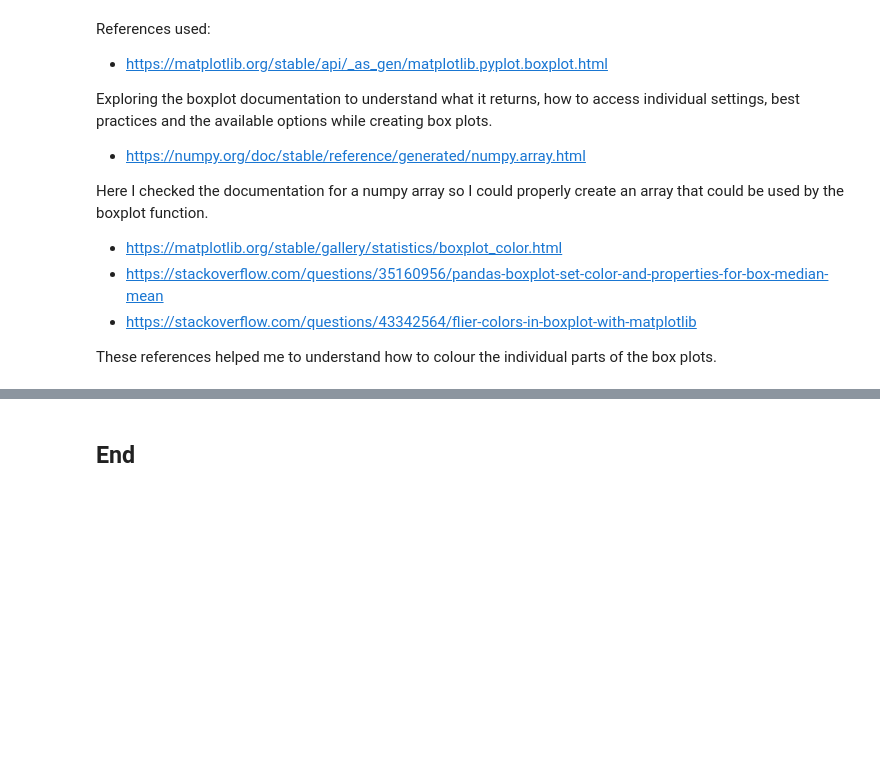
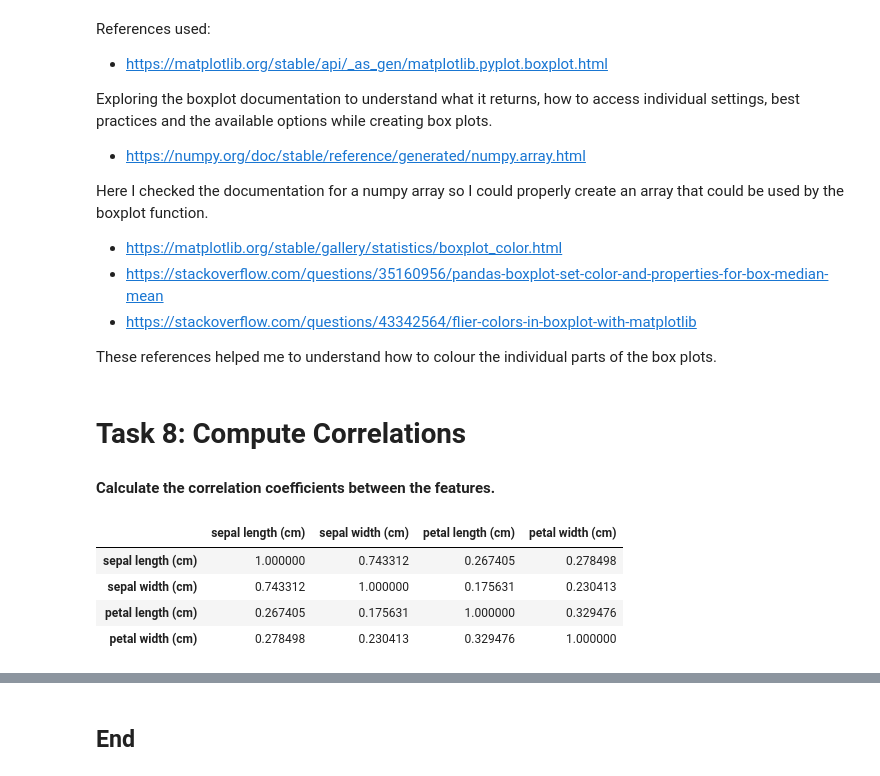
Before and after one commit to CeamanCollins/principles_of_data_analytics_assessment, a Jupyter notebook: tasks.ipynb, the cells around one changed output, grey strips where cells are left out. Drawn from its saved outputs; the diff is of its cells as text; code cells hidden in the pictures; blank space fills up the shorter version.

Commit message:
attempted task 8

```diff
--- a/tasks.ipynb
+++ b/tasks.ipynb
@@ -436,3 +438,17 @@ Here I checked the documentation for a numpy array so I could properly create an
 - https://stackoverflow.com/questions/43342564/flier-colors-in-boxplot-with-matplotlib
 
 These references helped me to understand how to colour the individual parts of the box plots.
+# %% [markdown]
+# Task 8: Compute Correlations
+
+#### Calculate the correlation coefficients between the features.
+# %%
+setosa_corr = data[0:49].corr()
+
+setosa_corr
+# %% [output]
+|  | sepal length (cm) | sepal width (cm) | petal length (cm) | petal width (cm) |
+| sepal length (cm) | 1.000000 | 0.743312 | 0.267405 | 0.278498 |
+| sepal width (cm) | 0.743312 | 1.000000 | 0.175631 | 0.230413 |
+| petal length (cm) | 0.267405 | 0.175631 | 1.000000 | 0.329476 |
+| petal width (cm) | 0.278498 | 0.230413 | 0.329476 | 1.000000 |
```
Also changed, not shown: parts of 6 cells of this notebook, 2 other files.
